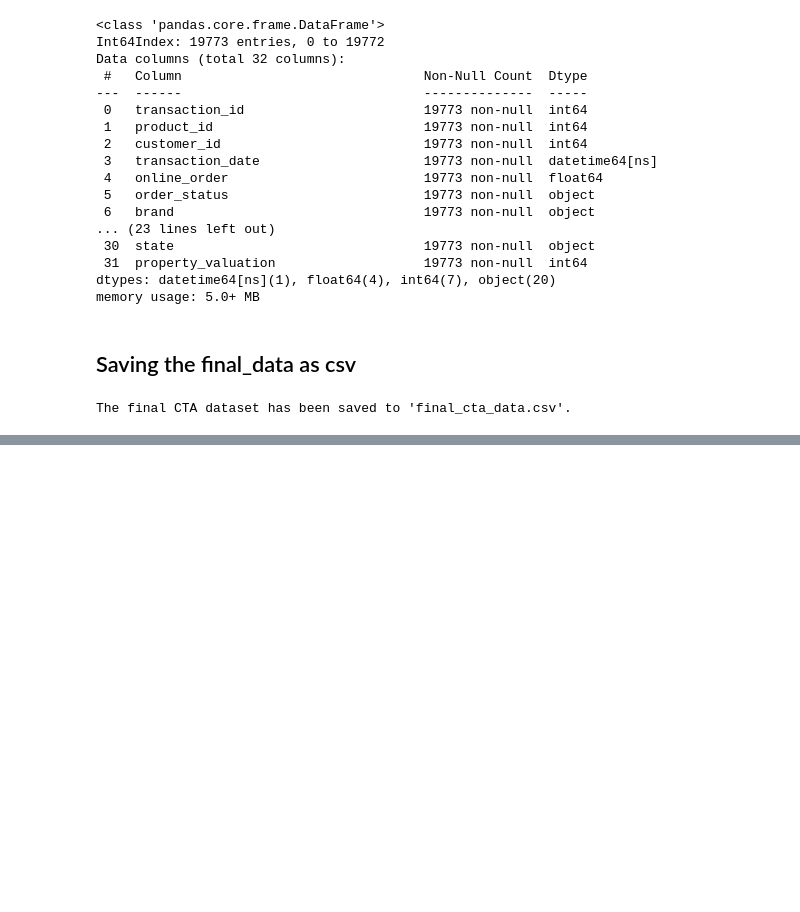
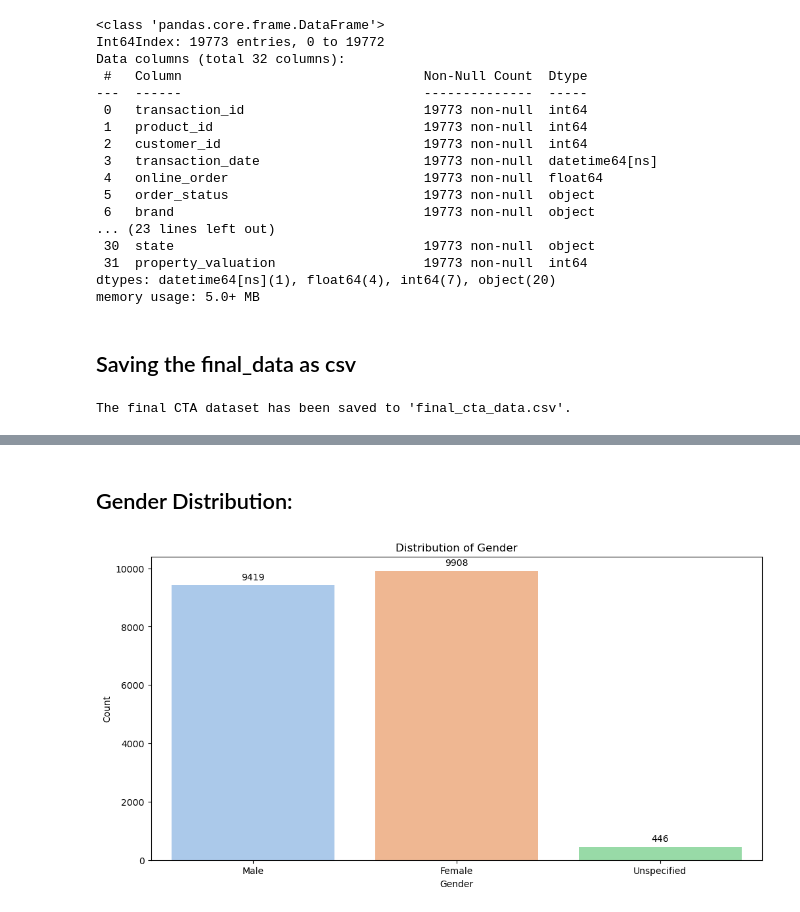
Before and after one commit to Dudimath/Sprocket_Central_Data_Analysis, a Jupyter notebook: analysis.ipynb, the cells around one changed output, grey strips where cells are left out. Drawn from its saved outputs; the diff is of its cells as text; code cells hidden in the pictures; blank space fills up the shorter version.

```diff
--- a/analysis.ipynb
+++ b/analysis.ipynb
@@ -723,0 +813,16 @@ The final CTA dataset has been saved to 'final_cta_data.csv'.
+# %% [markdown]
+## Gender Distribution:
+# %%
+plt.figure(figsize=(12, 6))
+ax = sns.countplot(data=final_data, x='gender', palette='pastel')
+plt.title('Distribution of Gender')
+plt.xlabel('Gender')
+plt.ylabel('Count')
+
+# Add values on top of each bar
+for p in ax.patches:
+    ax.annotate(format(p.get_height(), '.0f'), (p.get_x() + p.get_width() / 2., p.get_height()), ha = 'center', va = 'center', xytext = (0, 9), textcoords = 'offset points')
+
+plt.show()
+# %% [output]
+[figure, added]
```
Also changed, not shown: parts of 57 cells of this notebook.
